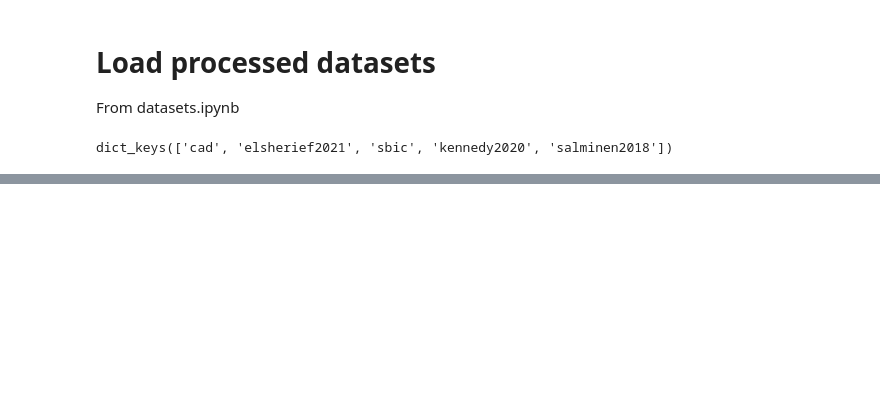
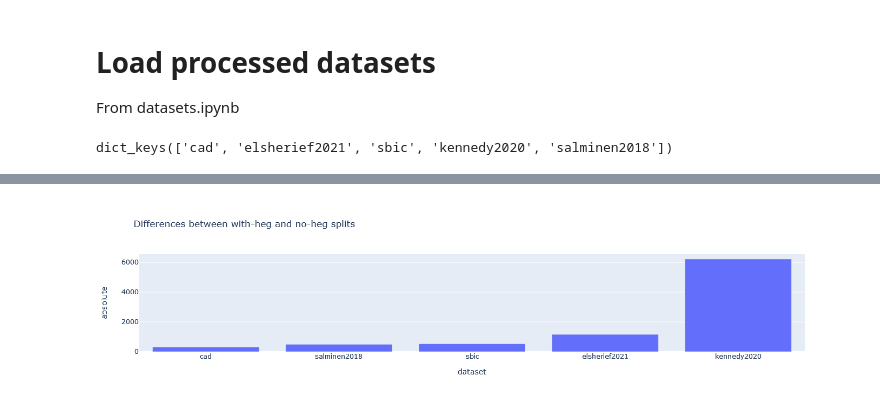
Before and after one commit to michaelmilleryoder/hate_speech_identities, a Jupyter notebook: jupyter/dataset_splits.ipynb, the cells around one changed output, grey strips where cells are left out. Saved outputs shown, nothing was run; the diff lists cells and outputs as text; code cells hidden in the pictures; blank space fills up the shorter version.

Commit message:
new splits

```diff
--- a/jupyter/dataset_splits.ipynb
+++ b/jupyter/dataset_splits.ipynb
@@ -19,6 +19,7 @@ import pandas as pd
 import pdb
 from tqdm.notebook import tqdm
 
+diffs = [] # for later visualization
 # for dataset in sorted(hate_datasets)[4:5]:
 for dataset in tqdm(sorted(hate_datasets)):
     print(dataset)
@@ -111,9 +112,25 @@ for dataset in tqdm(sorted(hate_datasets)):
     # Split into train/dev/test 60/10/30
     import numpy as np
 
+    # Get, print differences between with-heg vs no-heg splits (can use indexes)
+    inds = {'overlap': {}, 'with_heg_diff': {}, 'no_heg_diff': {}}
+    inds['overlap']['all'] = set(resampled_with_heg.index).intersection(set(resampled_no_heg.index))
+    inds['with_heg_diff']['all'] = set(resampled_with_heg.index) - inds['overlap']['all']
+    inds['no_heg_diff']['all'] = set(resampled_no_heg.index) - inds['overlap']['all']
+
+    # To make splits as similar as possible, split overlap and diffs separately and distribute among the folds
+    # Splitting unique indices so even if nonhate in datasets were oversampled,
+    for split in inds:
+        inds[split]['train'], inds[split]['dev'], inds[split]['test'] = np.split(list(inds[split]['all']), [int(0.6*len(inds[split]['all'])), int(0.7*len(inds[split]['all']))])
+    # with_heg['train'], with_heg['dev'], with_heg['test'] = np.split(resampled_with_heg, [int(0.6*len(resampled_with_heg)), int(0.7*len(resampled_with_heg))])
+    # no_heg['train'], no_heg['dev'], no_heg['test'] = np.split(resampled_no_heg, [int(0.6*len(resampled_no_heg)), int(0.7*len(resampled_no_heg))])
+
     with_heg, no_heg = {}, {}
-    with_heg['train'], with_heg['dev'], with_heg['test'] = np.split(resampled_with_heg, [int(0.6*len(resampled_with_heg)), int(0.7*len(resampled_with_heg))])
-    no_heg['train'], no_heg['dev'], no_heg['test'] = np.split(resampled_no_heg, [int(0.6*len(resampled_no_heg)), int(0.7*len(resampled_no_heg))])
+    for fold in ['train', 'dev', 'test']:
+        with_heg[fold] = resampled_with_heg[resampled_with_heg.index.isin(inds['overlap'][fold]) | resampled_with_heg.index.isin(inds['with_heg_diff'][fold])]
+        with_heg[fold].sample(frac=1)
+        no_heg[fold] = resampled_no_heg[resampled_no_heg.index.isin(inds['overlap'][fold]) | resampled_no_heg.index.isin(inds['no_heg_diff'][fold])]
+        no_heg[fold].sample(frac=1)
 
     print('with_heg')
     for name, fold in with_heg.items():
@@ -127,6 +144,17 @@ for dataset in tqdm(sorted(hate_datasets)):
     #     print(f'{name}: {len(fold)} instances')
     #     print(fold.group_label.value_counts())
 
+    # Train/dev/test differences
+    split_diffs = {'dataset': dataset, 'absolute': len(resampled_with_heg[resampled_with_heg.index.isin(inds['with_heg_diff']['all'])])}
+    split_diffs['percentage'] = split_diffs['absolute']/len(resampled_with_heg)
+    diffs.append(split_diffs)
+    print(f"Overall number of instances different between with-heg and no-heg: {split_diffs['absolute']} ({split_diffs['percentage']:.1%})")
+    for name in with_heg:
+        overlap = set(with_heg[name].index).intersection(set(no_heg[name].index))
+        diff = set(with_heg[name].index) - overlap
+        print(f"\t{name} number of instances different: {len(diff)} ({len(diff)/len(with_heg[name]):.1%})")
+
+    print()
     print('********************************************')
 
     # Save out
@@ -154,0 +191,3 @@ Name: hate, dtype: float64
+# %%
+diffs_df = pd.DataFrame(diffs).set_index('dataset').sort_values('absolute')
+diffs_df
@@ -154,0 +202,6 @@ Name: hate, dtype: float64
+# %%
+import plotly.express as px
+
+px.bar(diffs_df, x=diffs_df.index, y='absolute', title='Differences between with-heg and no-heg splits')
+# %% [output]
+[figure, added]
```
Also changed, not shown: parts of 5 cells of this notebook, 1 other file.
